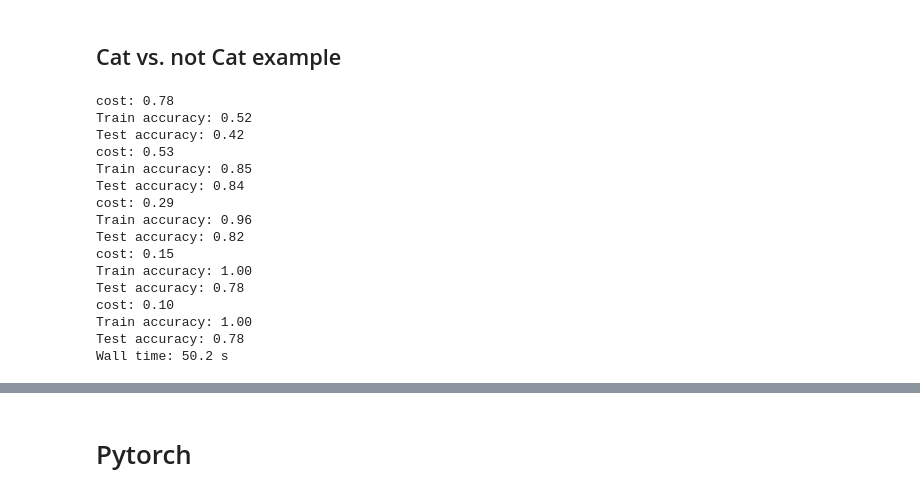
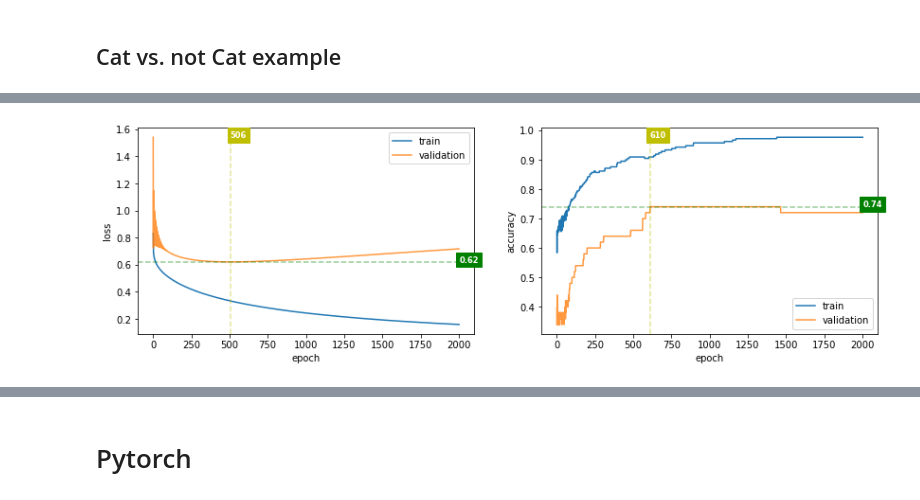
Before and after one commit to abtkod/practice, a Jupyter notebook: deeplearning/projects.ipynb, the cells around one changed output, grey strips where cells are left out. Drawn from its saved outputs; the diff is of its cells as text; code cells hidden in the pictures.

Commit message:
plot loss/accuracy change

```diff
--- a/deeplearning/projects.ipynb
+++ b/deeplearning/projects.ipynb
@@ -59,36 +107,35 @@ y = 0. It's a non-cat picture.
 # MyNN <a class='anchor' id='mynn'></a>
 # %%
 from network import NN
+# %%
+def fit(trainer, print_epochs):
+    log = {'loss':[], 'accuracy':[], 'val_loss':[], 'val_accuracy':[]}
+    for i, cost in enumerate(trainer, 1):
+        log['loss'].append(cost.item())
+
+        pred_y = net.predict(train_x)
+        acc = np.sum(pred_y == train_y)/train_y.shape[1]
+        log['accuracy'].append(acc)
+
+        pred_y = net.predict(test_x)
+        val_acc = np.sum(pred_y == test_y)/test_y.shape[1]
+        log['val_accuracy'].append(val_acc)
+
+        pred_y_prob = net.predict_proba(test_x)
+        val_loss = 1/test_y.shape[1] * np.sum(NN.LOGLOSS(pred_y_prob, test_y), axis=1)
+        log['val_loss'].append(val_loss.item())
+
+        if i % print_epochs == 0:
+            print(f'{i}. \t'
+                  f'accuracy: {acc:.4f} - loss: {cost.item():.3f} -- '
+                  f'val_accuracy: {val_acc:.4f} - val_loss: {val_loss.item():.3f}')
+    return log
 # %% [markdown]
 ## Cat vs. not Cat example
-# %%
-%%time
-
-net = NN([20, 7, 5, 1], [NN.RELU, NN.RELU, NN.RELU, NN.SIGMOID], loss_func=NN.LOGLOSS)
-# net.train(train_x, train_y, alpha=0.0075, max_iterations=2400)
-trainer = net.train(train_x, train_y, alpha=0.0075, max_iterations=2000, lambd=0.1, return_cost_every=500)
-# net.train(train_x, train_y, alpha=0.0075, max_iterations=2400, dropout=[False, 0.01, False, False, False])
-
-for cost in trainer:
-    print('cost: {:.2f}'.format(cost.item()))
-    pred_y = net.predict(train_x)
-    print('Train accuracy: {:.2f}'.format(np.sum(pred_y == train_y)/train_y.shape[1]))
-    pred_y = net.predict(test_x)
-    print('Test accuracy: {:.2f}'.format(np.sum(pred_y == test_y)/test_y.shape[1]))
-# %% [output]
-cost: 0.78
-Train accuracy: 0.52
-Test accuracy: 0.42
-cost: 0.53
-Train accuracy: 0.85
-Test accuracy: 0.84
-cost: 0.29
-Train accuracy: 0.96
-Test accuracy: 0.82
-cost: 0.15
-Train accuracy: 1.00
-Test accuracy: 0.78
-cost: 0.10
-Train accuracy: 1.00
-Test accuracy: 0.78
-Wall time: 50.2 s
+# %%
+%%time
+net = NN([1], [NN.SIGMOID], loss_func=NN.LOGLOSS)
+trainer = net.train(train_x, train_y, alpha=0.004, max_iterations=2000, return_cost_every=1)
+log = fit(trainer, print_epochs=200)
+plot_train_log(log)
+# %% [output]
@@ -94,0 +152 @@ Wall time: 50.2 s
+[figure, added]
```
Also changed, not shown: parts of 21 cells of this notebook.
